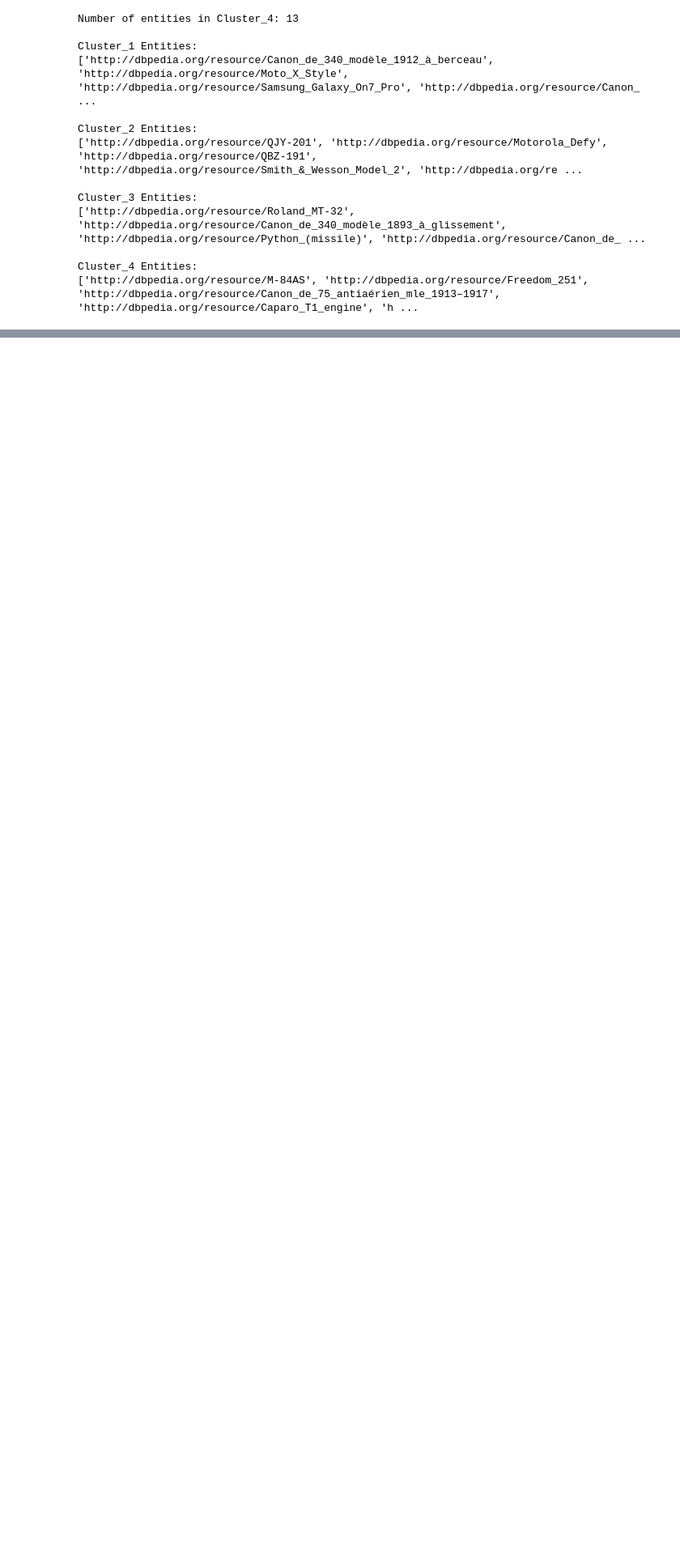
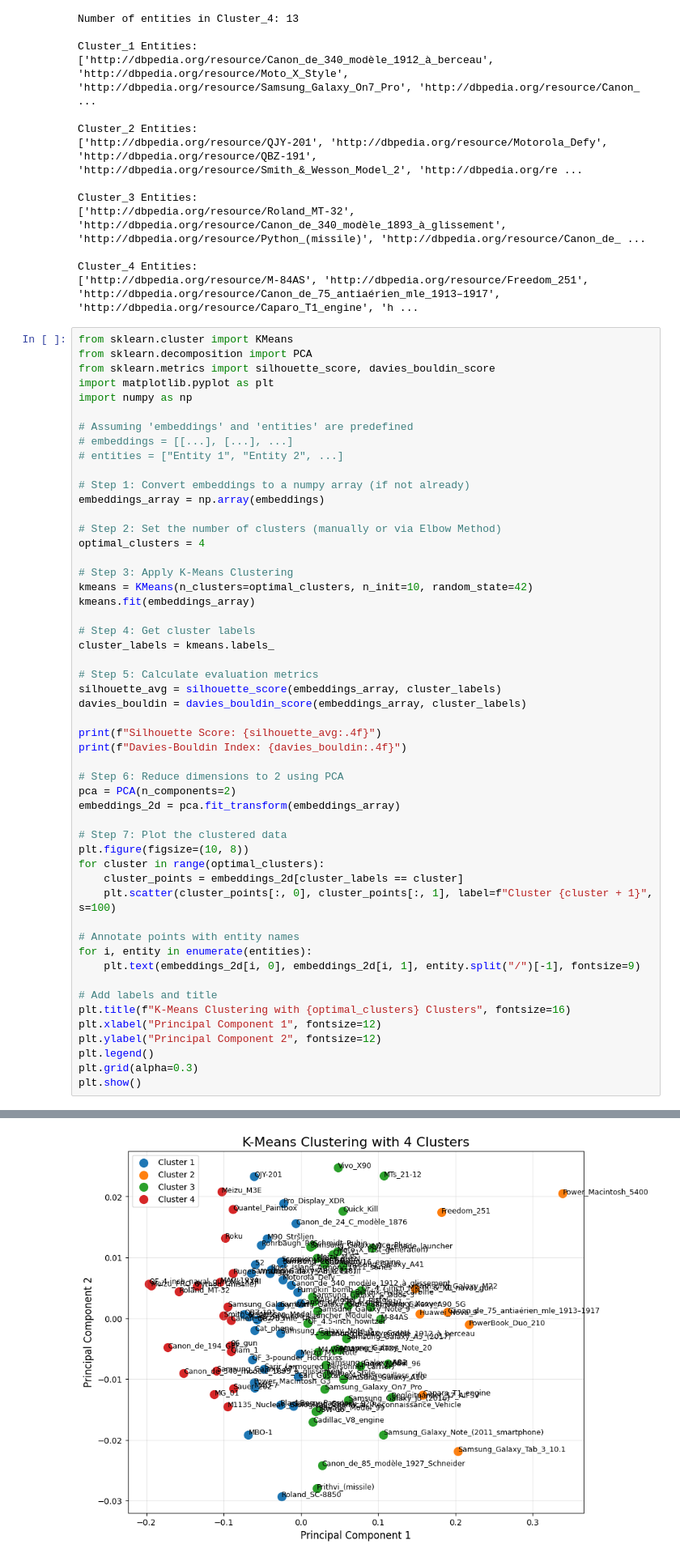
Before and after one commit to Prinom2000/Capstone-Works, a Jupyter notebook: Device_KG+Embedding+Kmeans/Device_KG+Embedding+Kmeans.ipynb, the cells around one changed output, grey strips where cells are left out. Shown at 81% size. Saved outputs shown, nothing was run; the diff lists cells and outputs as text; blank space fills up the shorter version.

```diff
--- a/Device_KG+Embedding+Kmeans/Device_KG+Embedding+Kmeans.ipynb
+++ b/Device_KG+Embedding+Kmeans/Device_KG+Embedding+Kmeans.ipynb
@@ -408,3 +408,56 @@ Cluster_3 Entities:
 
 Cluster_4 Entities:
 ['http://dbpedia.org/resource/M-84AS', 'http://dbpedia.org/resource/Freedom_251', 'http://dbpedia.org/resource/Canon_de_75_antiaérien_mle_1913–1917', 'http://dbpedia.org/resource/Caparo_T1_engine', 'h ...
+# %%
+from sklearn.cluster import KMeans
+from sklearn.decomposition import PCA
+from sklearn.metrics import silhouette_score, davies_bouldin_score
+import matplotlib.pyplot as plt
+import numpy as np
+
+# Assuming 'embeddings' and 'entities' are predefined
+# embeddings = [[...], [...], ...]
+# entities = ["Entity 1", "Entity 2", ...]
+
+# Step 1: Convert embeddings to a numpy array (if not already)
+embeddings_array = np.array(embeddings)
+
+# Step 2: Set the number of clusters (manually or via Elbow Method)
+optimal_clusters = 4
+
+# Step 3: Apply K-Means Clustering
+kmeans = KMeans(n_clusters=optimal_clusters, n_init=10, random_state=42)
+kmeans.fit(embeddings_array)
+
+# Step 4: Get cluster labels
+cluster_labels = kmeans.labels_
+
+# Step 5: Calculate evaluation metrics
+silhouette_avg = silhouette_score(embeddings_array, cluster_labels)
+davies_bouldin = davies_bouldin_score(embeddings_array, cluster_labels)
+
+print(f"Silhouette Score: {silhouette_avg:.4f}")
+print(f"Davies-Bouldin Index: {davies_bouldin:.4f}")
+
+# Step 6: Reduce dimensions to 2 using PCA
+pca = PCA(n_components=2)
+embeddings_2d = pca.fit_transform(embeddings_array)
+
+# Step 7: Plot the clustered data
+plt.figure(figsize=(10, 8))
+for cluster in range(optimal_clusters):
+    cluster_points = embeddings_2d[cluster_labels == cluster]
+    plt.scatter(cluster_points[:, 0], cluster_points[:, 1], label=f"Cluster {cluster + 1}", s=100)
+
+# Annotate points with entity names
+for i, entity in enumerate(entities):
+    plt.text(embeddings_2d[i, 0], embeddings_2d[i, 1], entity.split("/")[-1], fontsize=9)
+
+# Add labels and title
+plt.title(f"K-Means Clustering with {optimal_clusters} Clusters", fontsize=16)
+plt.xlabel("Principal Component 1", fontsize=12)
+plt.ylabel("Principal Component 2", fontsize=12)
+plt.legend()
+plt.grid(alpha=0.3)
+plt.show()
+# %% [output]
@@ -410,0 +466 @@ Cluster_4 Entities:
+[figure, added]
```
Also changed, not shown: parts of 3 cells of this notebook.
